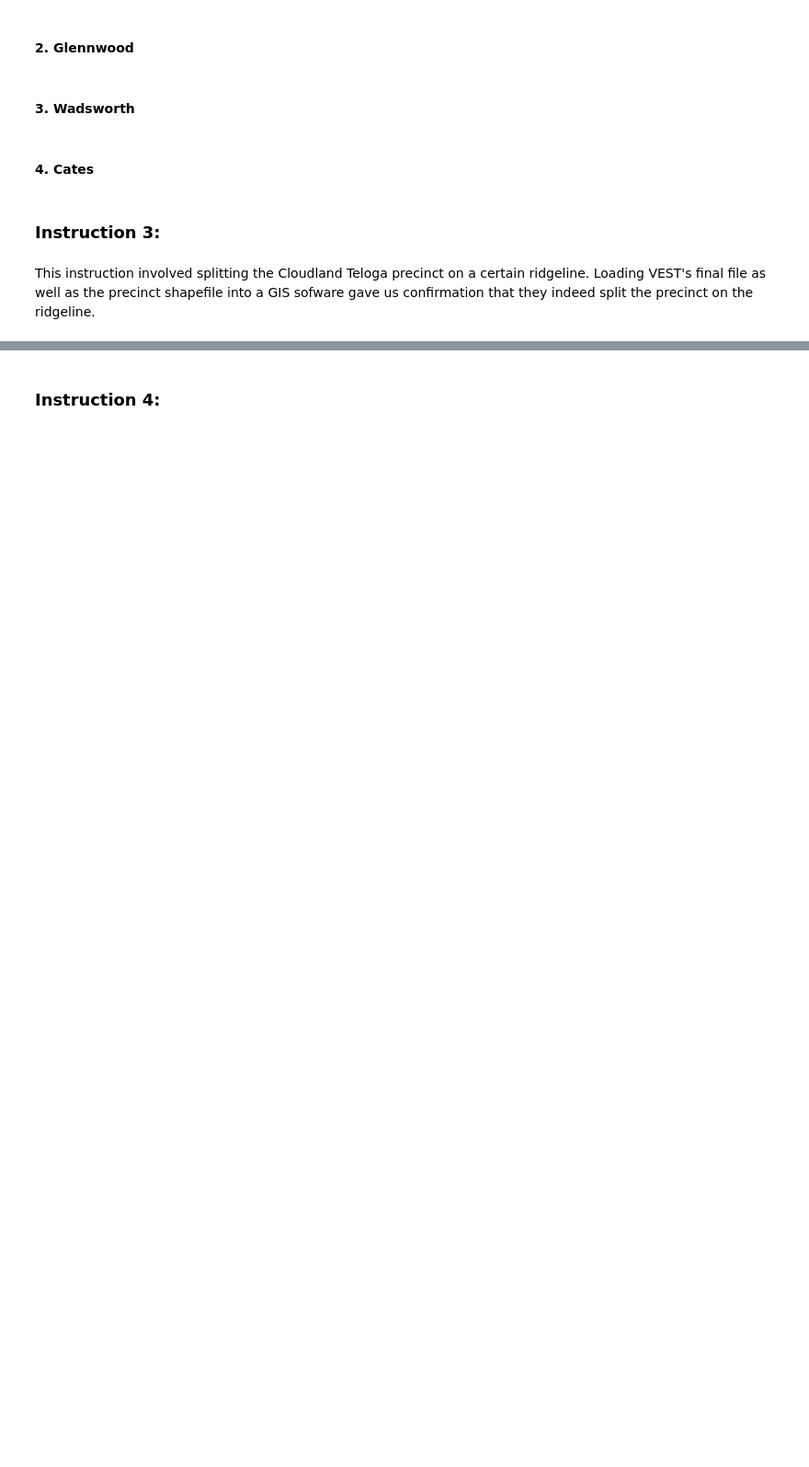
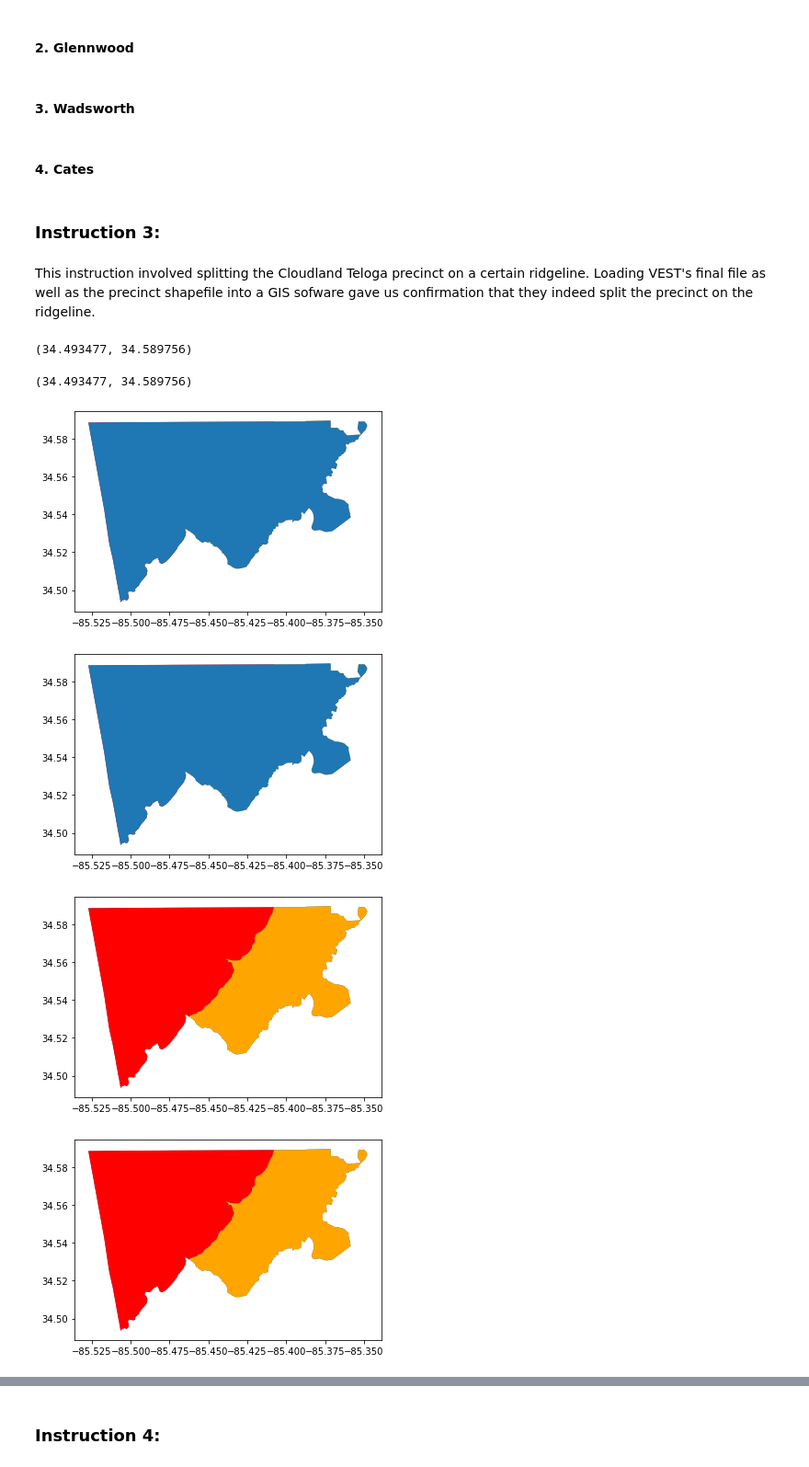
Before and after one commit to nonpartisan-redistricting-datahub/pdv-ga, a Jupyter notebook: vest-ga-2018/VEST_GA_18_replication.ipynb, the cells around one changed output, grey strips where cells are left out. Shown at 92% size. Cells and saved outputs as stored; diff of their text form; code cells hidden in the pictures; blank space fills up the shorter version.

```diff
--- a/vest-ga-2018/VEST_GA_18_replication.ipynb
+++ b/vest-ga-2018/VEST_GA_18_replication.ipynb
@@ -384,12 +452,12 @@ glennwood_4 = gp.overlay(district_4,glennwood, how='intersection',keep_geom_type
 glennwood_5 = gp.overlay(district_5,glennwood, how='intersection',keep_geom_type=False)
 
 #Filter down columns
-glennwood_4 = glennwood_4[['ID', 'AREA', 'DATA', 'POPULATION', 'DISTRICT', 'CTYSOSID','PRECINCT_I', 'PRECINCT_N', 'CTYNUMBER', 'COUNTY', 'CTYNAME', 'FIPS1','FIPS2', 'COUNTY_NAM', 'geometry', 'county_prec']]
-glennwood_5 = glennwood_5[['ID', 'AREA', 'DATA', 'POPULATION', 'DISTRICT', 'CTYSOSID','PRECINCT_I', 'PRECINCT_N', 'CTYNUMBER', 'COUNTY', 'CTYNAME', 'FIPS1','FIPS2', 'COUNTY_NAM', 'geometry', 'county_prec']]
+glennwood_4 = glennwood_4[['ID', 'AREA', 'DATA', 'DISTRICT', 'CTYSOSID','PRECINCT_I', 'PRECINCT_N', 'CTYNUMBER', 'COUNTY', 'CTYNAME','FIPS2', 'geometry', 'unique_ID']]
+glennwood_5 = glennwood_5[['ID', 'AREA', 'DATA', 'DISTRICT', 'CTYSOSID','PRECINCT_I', 'PRECINCT_N', 'CTYNUMBER', 'COUNTY', 'CTYNAME','FIPS2', 'geometry', 'unique_ID']]
 
 #Rename the "county_prec"
-glennwood_4['county_prec']="089GLENNWOOD - 04"
-glennwood_5['county_prec']="089GLENNWOOD - 05"
+glennwood_4['unique_ID']="089GLENNWOOD - 04"
+glennwood_5['unique_ID']="089GLENNWOOD - 05"
 
 #Add the new files to the dataframe
 precinct_shapes_ga = precinct_shapes_ga.append(glennwood_4)
@@ -409,12 +477,12 @@ wadsworth_4 = gp.overlay(district_4,wadsworth, how='intersection',keep_geom_type
 wadsworth_5 = gp.overlay(district_5,wadsworth, how='intersection',keep_geom_type=False)
 
 #Filter down columns
-wadsworth_4 = wadsworth_4[['ID', 'AREA', 'DATA', 'POPULATION', 'DISTRICT', 'CTYSOSID','PRECINCT_I', 'PRECINCT_N', 'CTYNUMBER', 'COUNTY', 'CTYNAME', 'FIPS1','FIPS2', 'COUNTY_NAM', 'geometry', 'county_prec']]
-wadsworth_5 = wadsworth_5[['ID', 'AREA', 'DATA', 'POPULATION', 'DISTRICT', 'CTYSOSID','PRECINCT_I', 'PRECINCT_N', 'CTYNUMBER', 'COUNTY', 'CTYNAME', 'FIPS1','FIPS2', 'COUNTY_NAM', 'geometry', 'county_prec']]
+wadsworth_4 = wadsworth_4[['ID', 'AREA', 'DATA', 'DISTRICT', 'CTYSOSID','PRECINCT_I', 'PRECINCT_N', 'CTYNUMBER', 'COUNTY', 'CTYNAME','FIPS2', 'geometry', 'unique_ID']]
+wadsworth_5 = wadsworth_5[['ID', 'AREA', 'DATA', 'DISTRICT', 'CTYSOSID','PRECINCT_I', 'PRECINCT_N', 'CTYNUMBER', 'COUNTY', 'CTYNAME','FIPS2', 'geometry', 'unique_ID']]
 
 #Rename the "county_prec"
-wadsworth_4['county_prec']="089WADSWORTH - 04"
-wadsworth_5['county_prec']="089WADSWORTH - 05"
+wadsworth_4['unique_ID']="089WADSWORTH - 04"
+wadsworth_5['unique_ID']="089WADSWORTH - 05"
 
 #Add the new files to the dataframe
 precinct_shapes_ga = precinct_shapes_ga.append(wadsworth_4)
@@ -434,12 +502,12 @@ cates_d_4 = gp.overlay(district_4,cates_d, how='intersection',keep_geom_type=Fal
 cates_d_7 = gp.overlay(district_7,cates_d, how='intersection',keep_geom_type=False)
 
 #Filter down columns
-cates_d_4 = cates_d_4[['ID', 'AREA', 'DATA', 'POPULATION', 'DISTRICT', 'CTYSOSID','PRECINCT_I', 'PRECINCT_N', 'CTYNUMBER', 'COUNTY', 'CTYNAME', 'FIPS1','FIPS2', 'COUNTY_NAM', 'geometry', 'county_prec']]
-cates_d_7 = cates_d_7[['ID', 'AREA', 'DATA', 'POPULATION', 'DISTRICT', 'CTYSOSID','PRECINCT_I', 'PRECINCT_N', 'CTYNUMBER', 'COUNTY', 'CTYNAME', 'FIPS1','FIPS2', 'COUNTY_NAM', 'geometry', 'county_prec']]
+cates_d_4 = cates_d_4[['ID', 'AREA', 'DATA', 'DISTRICT', 'CTYSOSID','PRECINCT_I', 'PRECINCT_N', 'CTYNUMBER', 'COUNTY', 'CTYNAME','FIPS2', 'geometry', 'unique_ID']]
+cates_d_7 = cates_d_7[['ID', 'AREA', 'DATA', 'DISTRICT', 'CTYSOSID','PRECINCT_I', 'PRECINCT_N', 'CTYNUMBER', 'COUNTY', 'CTYNAME','FIPS2', 'geometry', 'unique_ID']]
 
 #Rename the "county_prec"
-cates_d_4['county_prec']="135CATES D"
-cates_d_7['county_prec']="135035 CATES D - 04"
+cates_d_4['unique_ID']="135CATES D"
+cates_d_7['unique_ID']="135035 Cates D - 04"
 
 #Add the new files to the dataframe
 precinct_shapes_ga = precinct_shapes_ga.append(cates_d_4)
@@ -453,33 +521,40 @@ precinct_shapes_ga = precinct_shapes_ga.drop([cates_d_index])
 This instruction involved splitting the Cloudland Teloga precinct on a certain ridgeline. Loading VEST's final file as well as the precinct shapefile into a GIS sofware gave us confirmation that they indeed split the precinct on the ridgeline.
 # %%
 #Printing with the merged precinct on top
-ax2 = precinct_shapes_ga[precinct_shapes_ga["CTYSOSID"]=="055XC-968"].plot(zorder=2)
-vest_ga[vest_ga["PRECINCT_N"]=="CLOUDLAND"].plot(ax=ax2,color="red")
-vest_ga[vest_ga["PRECINCT_N"]=="TELOGA"].plot(ax=ax2,color="orange")
+ax2 = precinct_shapes_ga[precinct_shapes_ga["CTYSOSID"]=="055XC-96"].plot(zorder=2)
+vest_ga_18[vest_ga_18["PRECINCT_N"]=="CLOUDLAND"].plot(ax=ax2,color="red")
+vest_ga_18[vest_ga_18["PRECINCT_N"]=="TELOGA"].plot(ax=ax2,color="orange")
 
 #Printing with the split precincts on top
-ax = precinct_shapes_ga[precinct_shapes_ga["CTYSOSID"]=="055XC-968"].plot()
-vest_ga[vest_ga["PRECINCT_N"]=="CLOUDLAND"].plot(ax=ax,color="red")
-vest_ga[vest_ga["PRECINCT_N"]=="TELOGA"].plot(ax=ax,color="orange")
+ax = precinct_shapes_ga[precinct_shapes_ga["CTYSOSID"]=="055XC-96"].plot()
+vest_ga_18[vest_ga_18["PRECINCT_N"]=="CLOUDLAND"].plot(ax=ax,color="red")
+vest_ga_18[vest_ga_18["PRECINCT_N"]=="TELOGA"].plot(ax=ax,color="orange")
 
 #Import the topo lines
 elev_contour_1 = gp.read_file("./raw-from-source/Topographic_Lines/VECTOR_Dougherty_Gap_GA_7_5_Min_Shape/Elev_Contour.shp")
 elev_contour_2 = gp.read_file("./raw-from-source/Topographic_Lines/VECTOR_Jamestown_AL_7_5_Min_Shape/Elev_Contour.shp")
 
 #Plot the elev_countours
 ax3 = elev_contour_1.plot(linewidth=0.1)
 elev_contour_2.plot(ax=ax3,linewidth=0.1)
-minx, miny, maxx, maxy = precinct_shapes_ga[precinct_shapes_ga["CTYSOSID"]=="055XC-968"].total_bounds
+minx, miny, maxx, maxy = precinct_shapes_ga[precinct_shapes_ga["CTYSOSID"]=="055XC-96"].total_bounds
 ax3.set_xlim(minx, maxx)
 ax3.set_ylim(miny, maxy)
 
 #Confirm that the precincts are really split on a ridgeline
-ax4 = vest_ga[vest_ga["PRECINCT_N"]=="CLOUDLAND"].plot(color="red")
-vest_ga[vest_ga["PRECINCT_N"]=="TELOGA"].plot(ax=ax4,color="orange")
+ax4 = vest_ga_18[vest_ga_18["PRECINCT_N"]=="CLOUDLAND"].plot(color="red")
+vest_ga_18[vest_ga_18["PRECINCT_N"]=="TELOGA"].plot(ax=ax4,color="orange")
 elev_contour_1.plot(ax=ax4,linewidth=0.1)
 elev_contour_2.plot(ax=ax4,linewidth=0.1)
-minx, miny, maxx, maxy = precinct_shapes_ga[precinct_shapes_ga["CTYSOSID"]=="055XC-968"].total_bounds
+minx, miny, maxx, maxy = precinct_shapes_ga[precinct_shapes_ga["CTYSOSID"]=="055XC-96"].total_bounds
 ax4.set_xlim(minx, maxx)
 ax4.set_ylim(miny, maxy)
 
 #As you can see the precinct is not plotted exactly on
+# %% [output]
+(34.493477, 34.589756)
+(34.493477, 34.589756)
+[figure, added]
+[figure, added]
+[figure, added]
+[figure, added]
```
Also changed, not shown: parts of 41 cells of this notebook, 1 other file.
